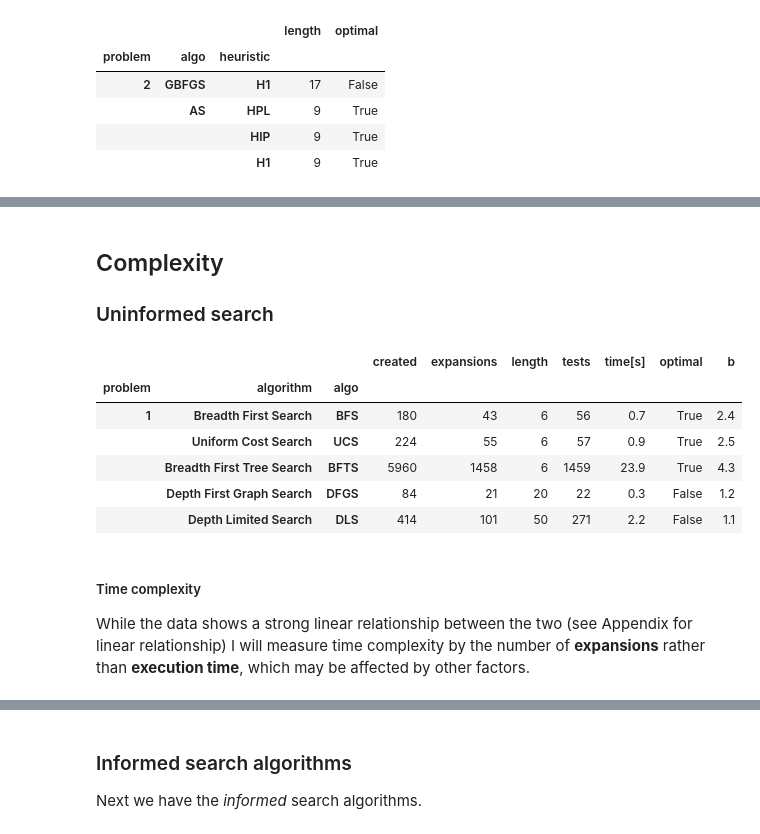
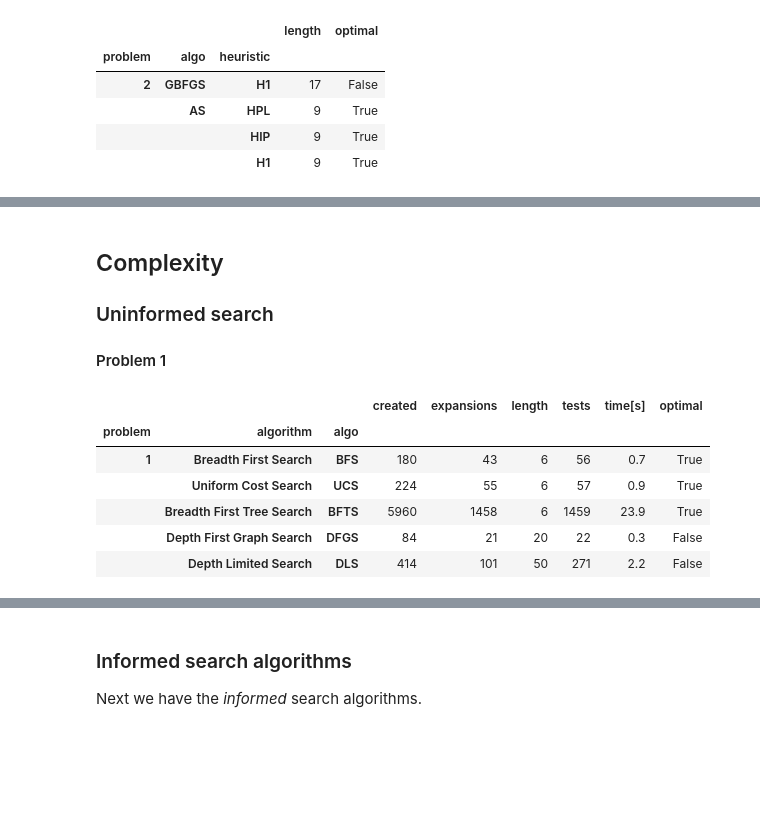
Before and after one commit to markovchainsmoker/AIND-Planning, a Jupyter notebook: Planning.ipynb, the cells around one changed output, grey strips where cells are left out. Cells and saved outputs as stored; diff of their text form; code cells hidden in the pictures; blank space fills up the shorter version.

```diff
--- a/Planning.ipynb
+++ b/Planning.ipynb
@@ -288,19 +253,16 @@ df.set_index(['problem','algo','heuristic'])[['length','optimal']].sort_index(le
 # %% [markdown]
 ## Complexity
 ### Uninformed search
+#### Problem 1
 # %%
 df=uninformed[0]['performance'].sort_values(by=['length','expansions']).drop(['heuristic'],axis=1)
-df=df.set_index(['problem','algorithm','algo'])
-df.assign(b = lambda x: x.created**(1/x.length))
+df.set_index(['problem','algorithm','algo'])
+#df.assign(b = lambda x: x.created**(1/x.length))
 # %% [output]
-|  |  |  | created | expansions | length | tests | time[s] | optimal | b |
-| problem | algorithm | algo |  |  |  |  |  |  |  |
-| 1 | Breadth First Search | BFS | 180 | 43 | 6 | 56 | 0.7 | True | 2.4 |
-|  | Uniform Cost Search | UCS | 224 | 55 | 6 | 57 | 0.9 | True | 2.5 |
-|  | Breadth First Tree Search | BFTS | 5960 | 1458 | 6 | 1459 | 23.9 | True | 4.3 |
-|  | Depth First Graph Search | DFGS | 84 | 21 | 20 | 22 | 0.3 | False | 1.2 |
-|  | Depth Limited Search | DLS | 414 | 101 | 50 | 271 | 2.2 | False | 1.1 |
+|  |  |  | created | expansions | length | tests | time[s] | optimal |
+| problem | algorithm | algo |  |  |  |  |  |  |
+| 1 | Breadth First Search | BFS | 180 | 43 | 6 | 56 | 0.7 | True |
+|  | Uniform Cost Search | UCS | 224 | 55 | 6 | 57 | 0.9 | True |
+|  | Breadth First Tree Search | BFTS | 5960 | 1458 | 6 | 1459 | 23.9 | True |
+|  | Depth First Graph Search | DFGS | 84 | 21 | 20 | 22 | 0.3 | False |
+|  | Depth Limited Search | DLS | 414 | 101 | 50 | 271 | 2.2 | False |
-# %% [markdown]
-##### Time complexity
-
-While the data shows a strong linear relationship between the two (see Appendix for linear relationship) I will measure time complexity by the number of **expansions** rather than **execution time**, which may be affected by other factors.
```
Also changed, not shown: parts of 48 cells of this notebook.
